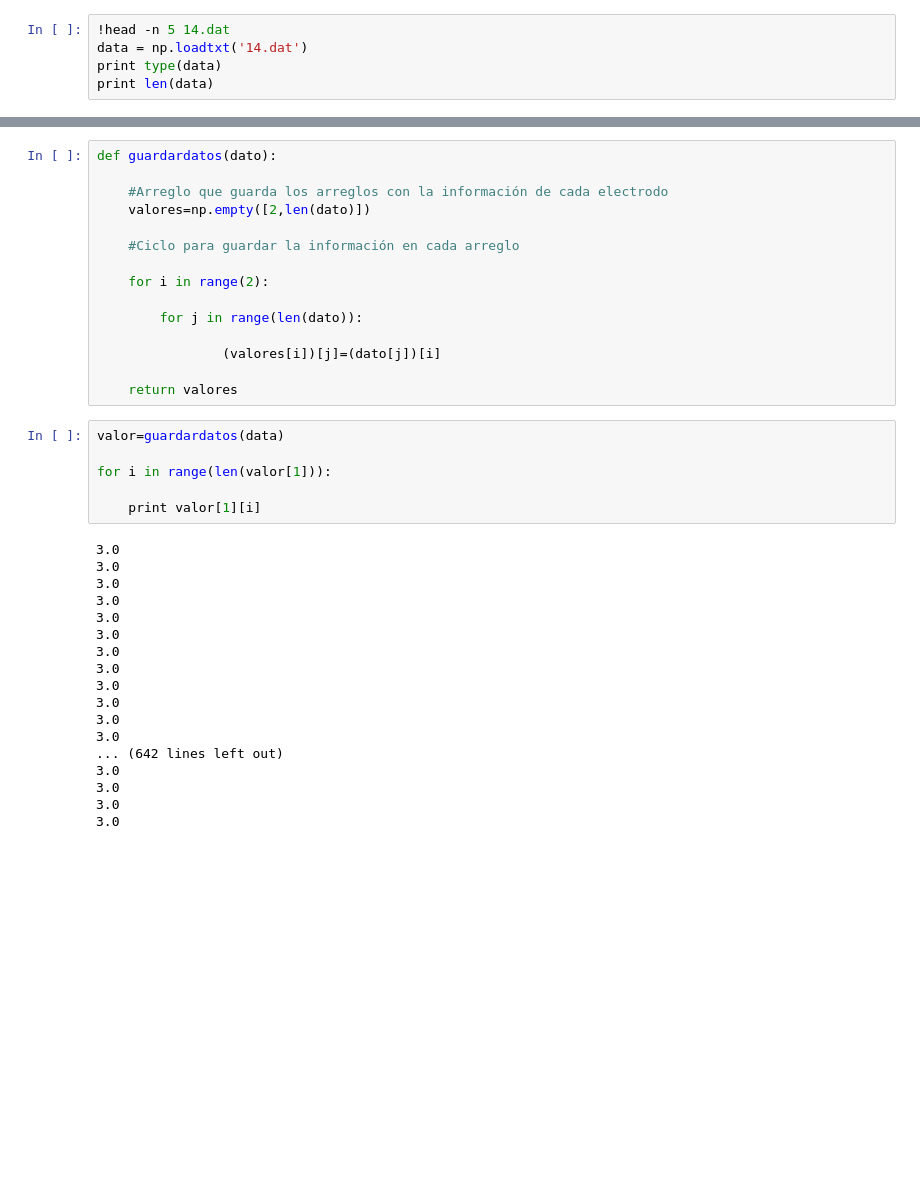
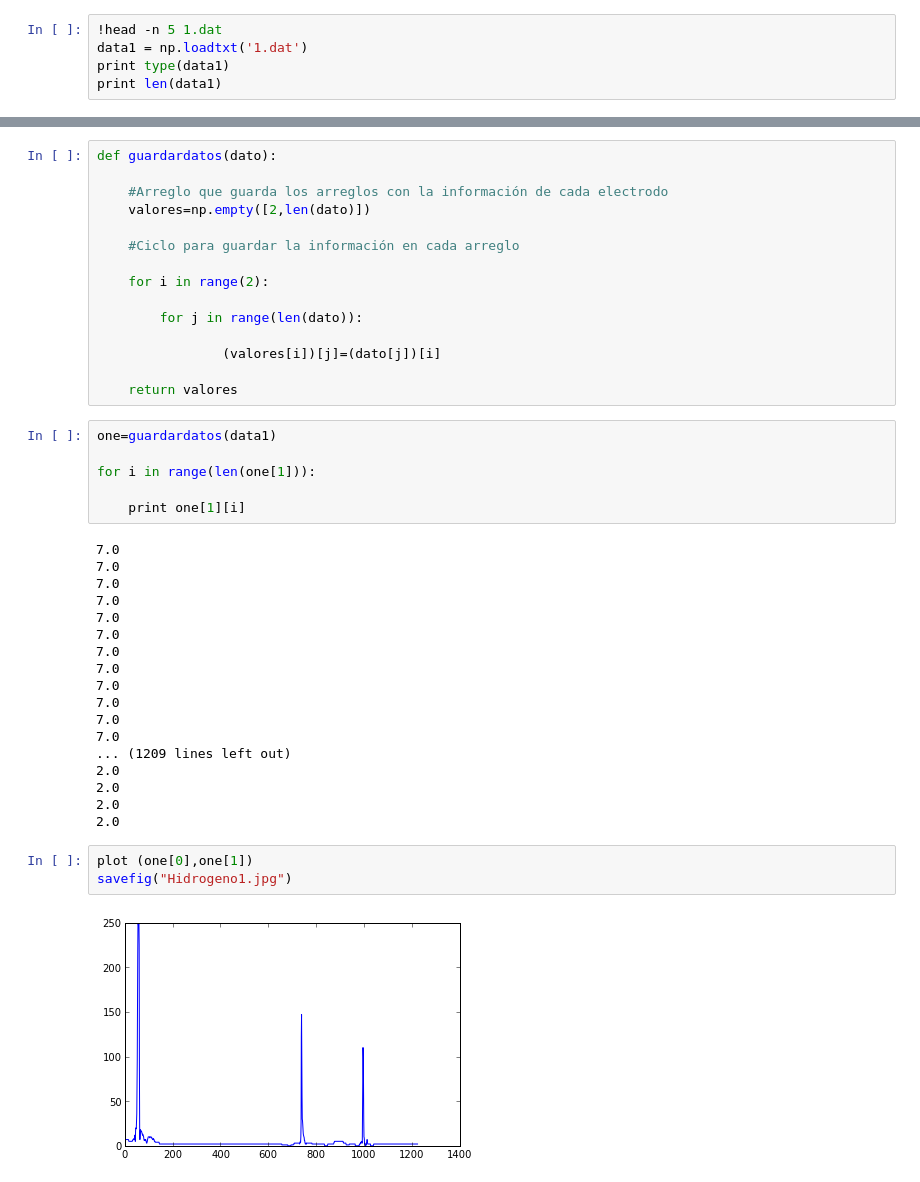
Before and after one commit to mmaa94/Camara-, a Jupyter notebook: HIdrogeno.ipynb, the cells around one changed output, grey strips where cells are left out. Drawn from its saved outputs; the diff is of its cells as text; blank space fills up the shorter version.

```diff
--- a/HIdrogeno.ipynb
+++ b/HIdrogeno.ipynb
@@ -5,8 +5,8 @@ import numpy as np
 # %% [output]
 Populating the interactive namespace from numpy and matplotlib
 # %%
-!head -n 5 14.dat
-data = np.loadtxt('14.dat')
-print type(data)
-print len(data)
+!head -n 5 1.dat
+data1 = np.loadtxt('1.dat')
+print type(data1)
+print len(data1)
 # %% [output]
@@ -33,26 +33,31 @@ def guardardatos(dato):
 
     return valores
 # %%
-valor=guardardatos(data)
+one=guardardatos(data1)
 
-for i in range(len(valor[1])):
+for i in range(len(one[1])):
 
-    print valor[1][i]
+    print one[1][i]
 # %% [output]
-3.0
-3.0
-3.0
-3.0
-3.0
-3.0
-3.0
-3.0
-3.0
-3.0
-3.0
-3.0
-... (642 lines left out)
-3.0
-3.0
-3.0
-3.0
+7.0
+7.0
+7.0
+7.0
+7.0
+7.0
+7.0
+7.0
+7.0
+7.0
+7.0
+7.0
+... (1209 lines left out)
+2.0
+2.0
+2.0
+2.0
+# %%
+plot (one[0],one[1])
+savefig("Hidrogeno1.jpg")
+# %% [output]
+[figure, added]
```
Also changed, not shown: parts of 10 cells of this notebook, 2 other files.
